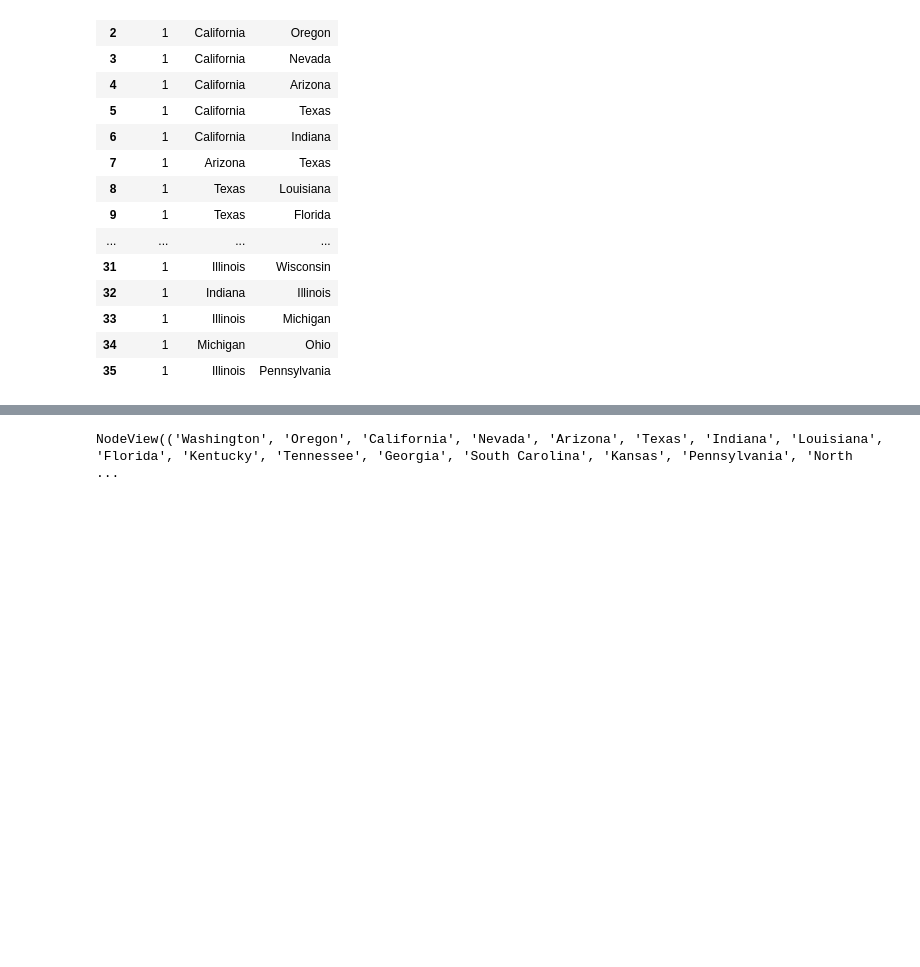
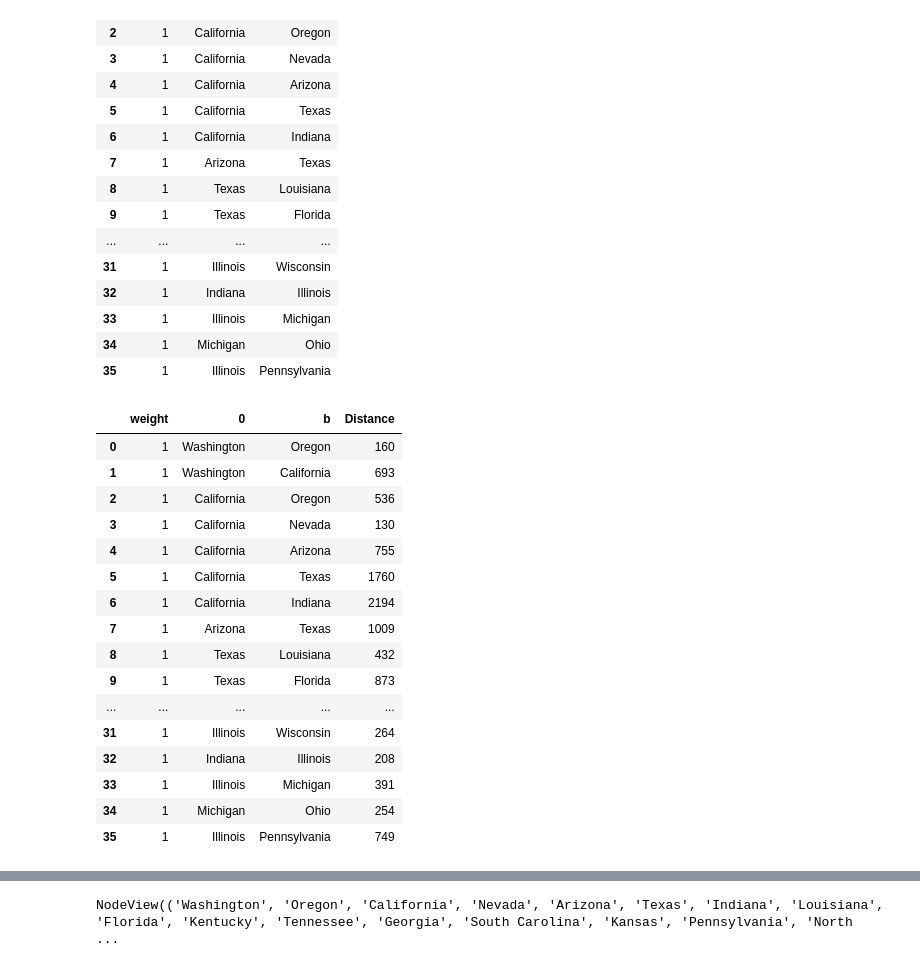
Before and after one commit to kelvinengee/network, a Jupyter notebook: Mississippi.ipynb, the cells around one changed output, grey strips where cells are left out. Saved outputs shown, nothing was run; the diff lists cells and outputs as text; code cells hidden in the pictures; blank space fills up the shorter version.

```diff
--- a/Mississippi.ipynb
+++ b/Mississippi.ipynb
@@ -42,5 +42,28 @@ mississippi_network
 | 33 | 1 | Illinois | Michigan |
 | 34 | 1 | Michigan | Ohio |
 | 35 | 1 | Illinois | Pennsylvania |
+# %%
+# Read in the excel file 'mississippi.xlsx' as a dataframe
+mississippi_network = pd.read_excel('distance_state.xlsx')
+# Show contents of the dataframe
+mississippi_network
+# %% [output]
+|  | weight | 0 | b | Distance |
+| 0 | 1 | Washington | Oregon | 160 |
+| 1 | 1 | Washington | California | 693 |
+| 2 | 1 | California | Oregon | 536 |
+| 3 | 1 | California | Nevada | 130 |
+| 4 | 1 | California | Arizona | 755 |
+| 5 | 1 | California | Texas | 1760 |
+| 6 | 1 | California | Indiana | 2194 |
+| 7 | 1 | Arizona | Texas | 1009 |
+| 8 | 1 | Texas | Louisiana | 432 |
+| 9 | 1 | Texas | Florida | 873 |
+| ... | ... | ... | ... | ... |
+| 31 | 1 | Illinois | Wisconsin | 264 |
+| 32 | 1 | Indiana | Illinois | 208 |
+| 33 | 1 | Illinois | Michigan | 391 |
+| 34 | 1 | Michigan | Ohio | 254 |
+| 35 | 1 | Illinois | Pennsylvania | 749 |
 # %%
 # Make a graph from the dataframe
```
Also changed, not shown: parts of 2 cells of this notebook, 1 other file.
